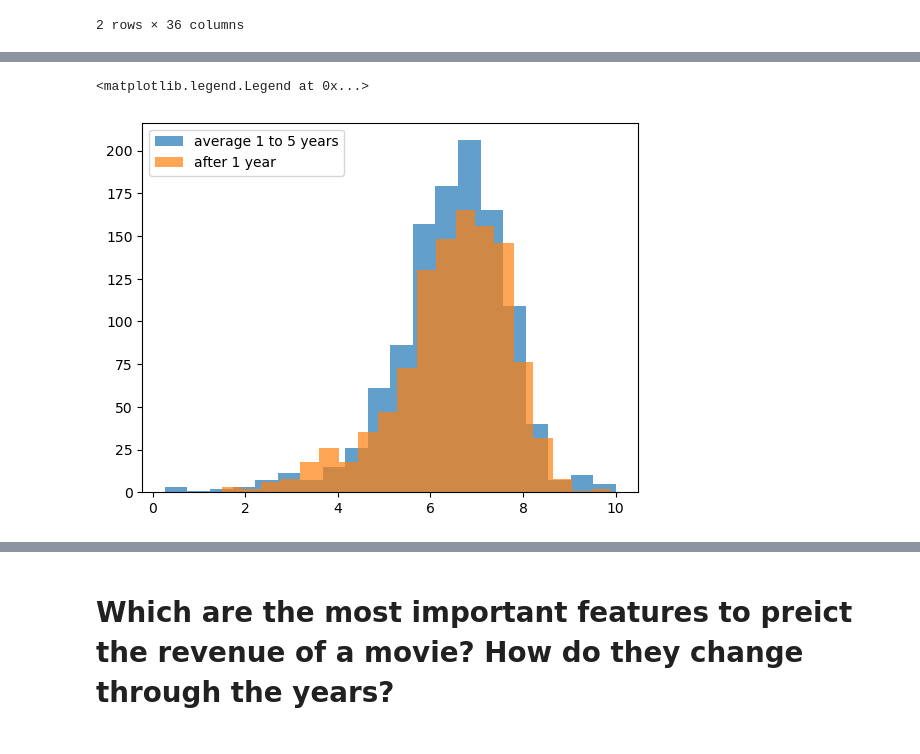
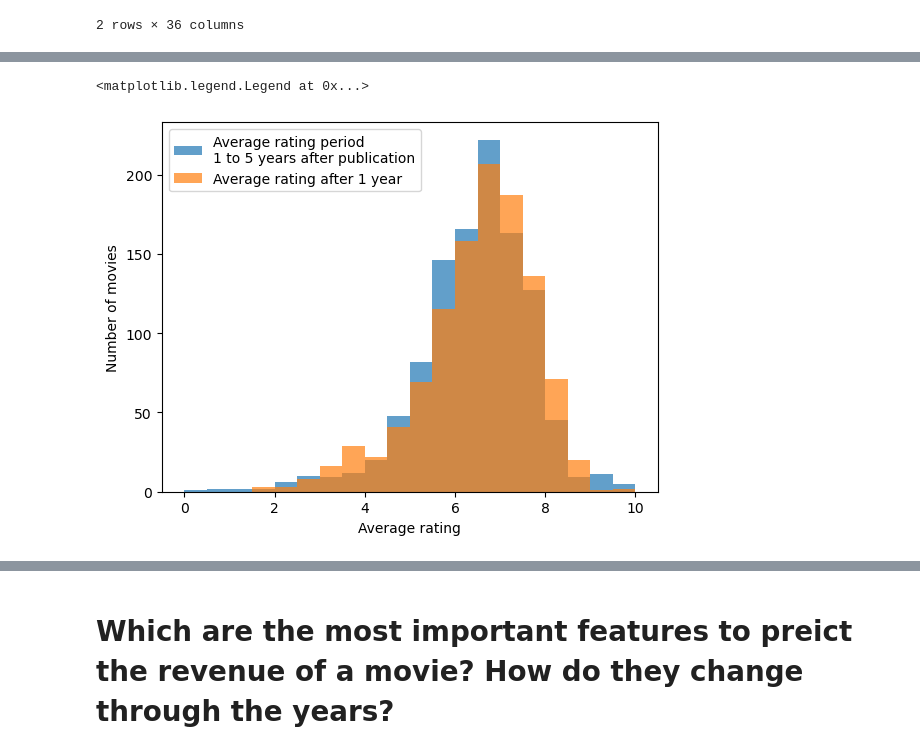
Before and after one commit to epfl-ada/ada-2023-project-msosm, a Jupyter notebook: main.ipynb, the cells around one changed output, grey strips where cells are left out. Cells and saved outputs as stored; diff of their text form; code cells hidden in the pictures.

```diff
--- a/main.ipynb
+++ b/main.ipynb
@@ -499,0 +480,22 @@ Text(0.5, 1.0, 'movie rating after one and five year from release')
+# %%
+import matplotlib.pyplot as plt
+
+# Assuming you have already calculated ratings_difference
+ratings_metadata['ratings_difference'] = ratings_metadata.after_five_year_rating - ratings_metadata.after_one_year_rating
+
+# Count the occurrences of 'worse', 'same', 'better'
+count_worse = (ratings_metadata['ratings_difference'] < 0).sum()
+count_same = (ratings_metadata['ratings_difference'] == 0).sum()
+count_better = (ratings_metadata['ratings_difference'] > 0).sum()
+
+colors = sns.color_palette('colorblind')
+plt.bar(['Worse', 'Same', 'Better'], height=[count_worse, count_same, count_better], color=colors)
+
+
+# Adding labels and title
+plt.xlabel('Type of Rating Change')
+plt.ylabel('Number of Movies')
+plt.title('Comparing movies ratings one and five years after release')
+
+# Show the plot
+plt.show()
@@ -500,20 +504,30 @@ Text(0.5, 1.0, 'movie rating after one and five year from release')
 # %%
-import math
+ratings_metadata.fillna(ratings_metadata.mean())
 
-# variable we'll try to predict
+# we'll regres on the average rating in the period from one to five years after publication
 diff_num_voters = ratings_metadata.five_year_num_voters -  ratings_metadata.one_year_num_voters
 weigthed_five_years_ratings = ratings_metadata.after_five_year_rating * ratings_metadata.five_year_num_voters
 weigthed_one_years_ratings = ratings_metadata.after_one_year_rating * ratings_metadata.one_year_num_voters
+
+# compute the average rating in the period
 ratings_metadata['ratings_one_five']  =  (weigthed_five_years_ratings - weigthed_one_years_ratings) / diff_num_voters
 
+# fill missing values
 ratings_metadata.ratings_one_five = ratings_metadata.ratings_one_five.fillna(ratings_metadata.ratings_one_five.mean())
 ratings_metadata.reset_index(drop=True, inplace=True)
 
+#
 ratings_metadata = ratings_metadata.loc[(ratings_metadata.ratings_one_five != math.inf) & (ratings_metadata.ratings_one_five != -math.inf)]
 ratings_metadata = ratings_metadata[(ratings_metadata.ratings_one_five <= 10) & (ratings_metadata.ratings_one_five > 0)]
-plt.hist(ratings_metadata.ratings_one_five, bins = 20, label = 'average 1 to 5 years', alpha=0.7)
-plt.hist(ratings_metadata.after_one_year_rating, bins = 20, label = 'after 1 year', alpha=0.7)
+# plt.hist(ratings_metadata.ratings_one_five, bins = 20, label = 'Average rating period \n1 to 5 years after publication', alpha=0.7)
+# plt.hist(ratings_metadata.after_one_year_rating, bins = 20, label = 'Average rating after 1 year', alpha=0.7)
+
+_, bins, _ = plt.hist(ratings_metadata.ratings_one_five, bins=20, range=[0, 10], label = 'Average rating period \n1 to 5 years after publication', alpha = 0.7)
+_ = plt.hist(ratings_metadata.after_one_year_rating, bins=bins, alpha=0.7, label = 'Average rating after 1 year')
+
+plt.xlabel('Average rating')
+plt.ylabel('Number of movies')
 plt.legend()
 # %% [output]
 <matplotlib.legend.Legend at 0x...>
-[figure, old version]
+[figure, new version]
```
Also changed, not shown: parts of 44 cells of this notebook, 2 other files.
